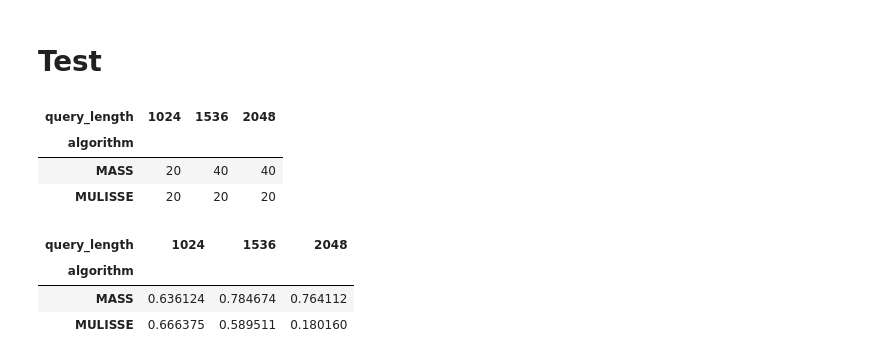
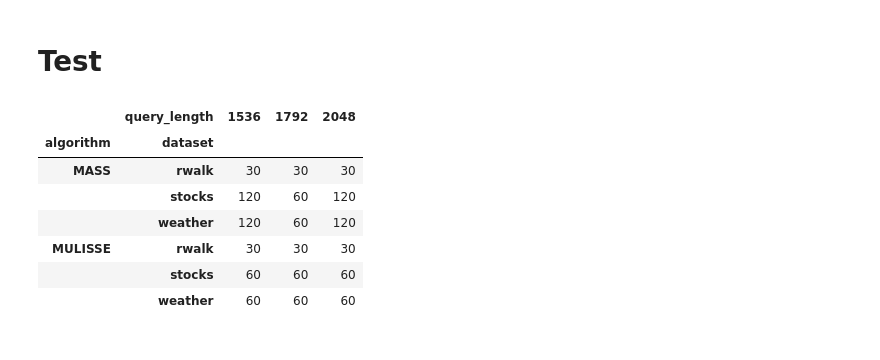
Before and after one commit to BPelokTUE/MULISSE, a Jupyter notebook: analyze/main.ipynb, the cells around one changed output. Saved outputs shown, nothing was run; the diff lists cells and outputs as text; code cells hidden in the pictures.

```diff
--- a/analyze/main.ipynb
+++ b/analyze/main.ipynb
@@ -81,6 +81,7 @@ def get_algorithm(row):
 df['algorithm'] = df.apply(get_algorithm, axis=1)
 
 df['dataset'] = df.dataset_file.str.extract(r'(\w+).bin')
+df['dataset'] = df.dataset.str.split("_").str[0]
 
 df['num_query_channels'] = df.query_channels.str.count('1')
 
@@ -102,50 +103,24 @@ df[['algorithm', 'dataset', 'query_channels', 'num_query_channels', 'num_series'
 # %% [markdown]
 # Test
 # %%
-# view = df[
-#     (df.algorithm.isna() == False) &
-#     (df.dataset.str.startswith("weather")) &
-#     (df.num_channels == 4) &
-#     (df.num_query_channels == 4) &
-#     (df.num_series == 1000) &
-#     (df.series_length == 1024) &
-#     # ((~df.algorithm.str.contains("MULISSE")) | (df.query_length >= df.l_min)) &
-#     True
-# ]
-
 view = df[
     (df.algorithm.isna() == False) &
-    (df.dataset.str.startswith("stocks")) &
-    (df.num_channels == 5) &
-    (df.num_query_channels == 5) &
+    (df.dataset.isin(['weather', 'stocks', 'rwalk'])) &
+    (df.num_channels == df.num_query_channels) &
     (df.num_series == 1000) &
     (df.series_length == 2048) &
-    (df.query_length.isin([1024, 1536, 2048])) &
-    ((~df.algorithm.str.contains("MULISSE")) | (df.l_min == 1024)) &
+    (df.query_length.isin([1536, 1792, 2048])) &
+    ((~df.algorithm.str.contains("MULISSE")) | (df.l_min == 1536)) &
     True
 ]
 
-# view = df[
-#     (df.algorithm.isna() == False) &
-#     (df.dataset.str.startswith("rwalk")) &
-#     (df.num_channels == 4) &
-#     (df.num_query_channels == 4) &
-#     (df.num_series == 5000) &
-#     (df.series_length == 2048) &
-#     # ((~df.algorithm.str.contains("MULISSE")) | (df.query_length >= df.l_min)) &
-#     True
-# ]
-
-view.groupby(['algorithm', 'query_length']).size().unstack()
+view.groupby(['algorithm', 'dataset', 'query_length']).size().unstack()
 # %% [output]
-| query_length | 1024 | 1536 | 2048 |
-| algorithm |  |  |  |
-| MASS | 20 | 40 | 40 |
-| MULISSE | 20 | 20 | 20 |
+|  | query_length | 1536 | 1792 | 2048 |
+| algorithm | dataset |  |  |  |
+| MASS | rwalk | 30 | 30 | 30 |
+|  | stocks | 120 | 60 | 120 |
+|  | weather | 120 | 60 | 120 |
+| MULISSE | rwalk | 30 | 30 | 30 |
+|  | stocks | 60 | 60 | 60 |
+|  | weather | 60 | 60 | 60 |
-# %%
-view.groupby(['algorithm', 'query_length']).total_time_s.median().unstack()
-# %% [output]
-| query_length | 1024 | 1536 | 2048 |
-| algorithm |  |  |  |
-| MASS | 0.636124 | 0.784674 | 0.764112 |
-| MULISSE | 0.666375 | 0.589511 | 0.180160 |
```
Also changed, not shown: parts of 5 cells of this notebook, 2 other files.
